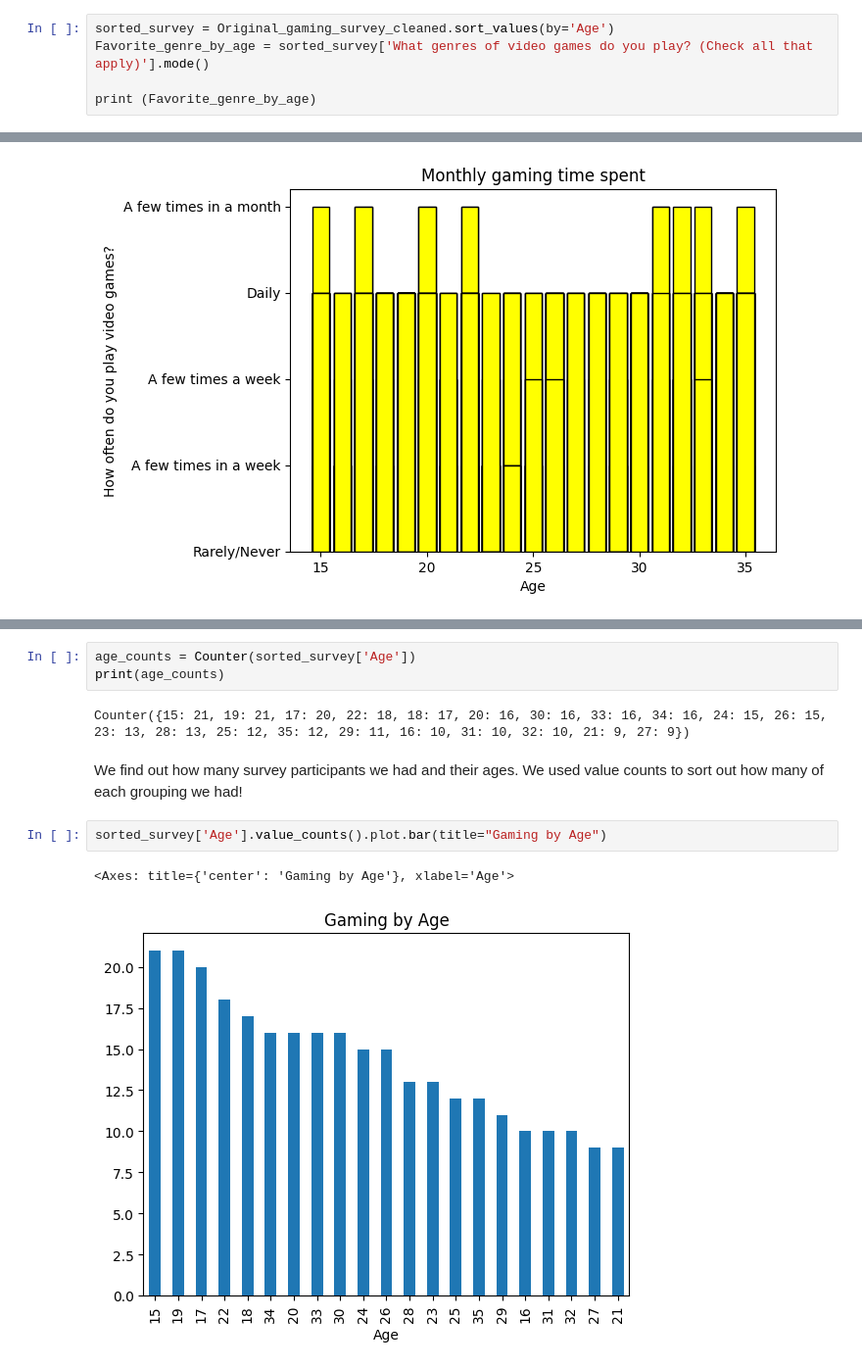
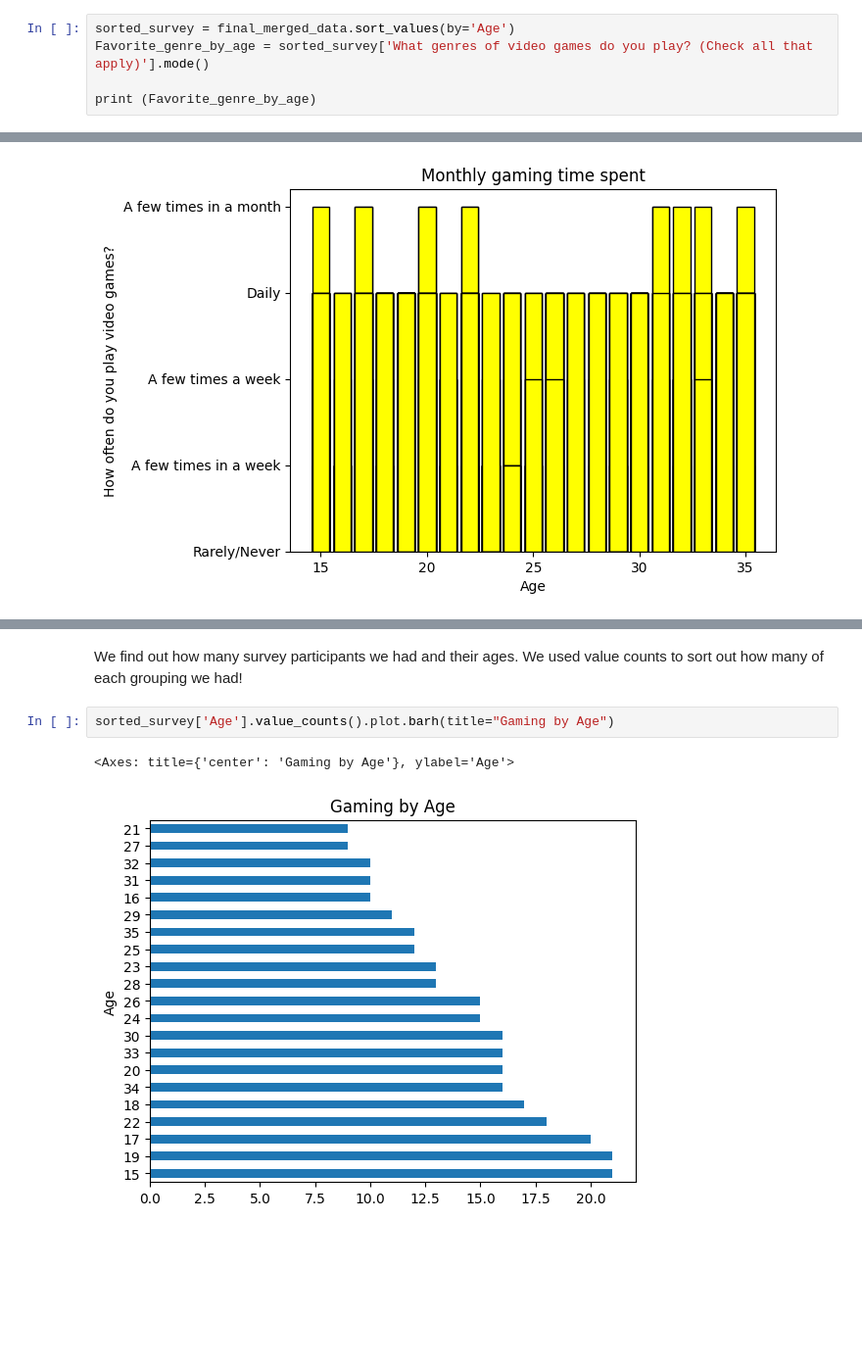
Before and after one commit to Zyoung002/Dataanalyticscapstone, a Jupyter notebook: Gaming_Trends.ipynb, the cells around one changed output, grey strips where cells are left out. Shown: that part at 98% size. Saved outputs shown, nothing was run; the diff lists cells and outputs as text; blank space fills up the shorter version.

```diff
--- a/Gaming_Trends.ipynb
+++ b/Gaming_Trends.ipynb
@@ -205,7 +205,7 @@ Simulation
 # %% [markdown]
 Attempted to make a dot plot with age versus how often people played games. While the graph may not show the best data this was a first attempt and does show that people do game fairly regularly at a large variety of ages.
 # %%
-sorted_survey = Original_gaming_survey_cleaned.sort_values(by='Age')
+sorted_survey = final_merged_data.sort_values(by='Age')
 Favorite_genre_by_age = sorted_survey['What genres of video games do you play? (Check all that apply)'].mode()
 
 print (Favorite_genre_by_age)
@@ -397,12 +399,7 @@ Name: How often do you play video games?, Length: 300, dtype: object)
-# %%
-age_counts = Counter(sorted_survey['Age'])
-print(age_counts)
-# %% [output]
-Counter({15: 21, 19: 21, 17: 20, 22: 18, 18: 17, 20: 16, 30: 16, 33: 16, 34: 16, 24: 15, 26: 15, 23: 13, 28: 13, 25: 12, 35: 12, 29: 11, 16: 10, 31: 10, 32: 10, 21: 9, 27: 9})
-# %% [markdown]
-We find out how many survey participants we had and their ages. We used value counts to sort out how many of each grouping we had!
+# %% [markdown]
+We find out how many survey participants we had and their ages. We used value counts to sort out how many of each grouping we had!
 # %%
-sorted_survey['Age'].value_counts().plot.bar(title="Gaming by Age")
+sorted_survey['Age'].value_counts().plot.barh(title="Gaming by Age")
 # %% [output]
-<Axes: title={'center': 'Gaming by Age'}, xlabel='Age'>
+<Axes: title={'center': 'Gaming by Age'}, ylabel='Age'>
-[figure, old version]
+[figure, new version]
```
Also changed, not shown: parts of 18 cells of this notebook.
